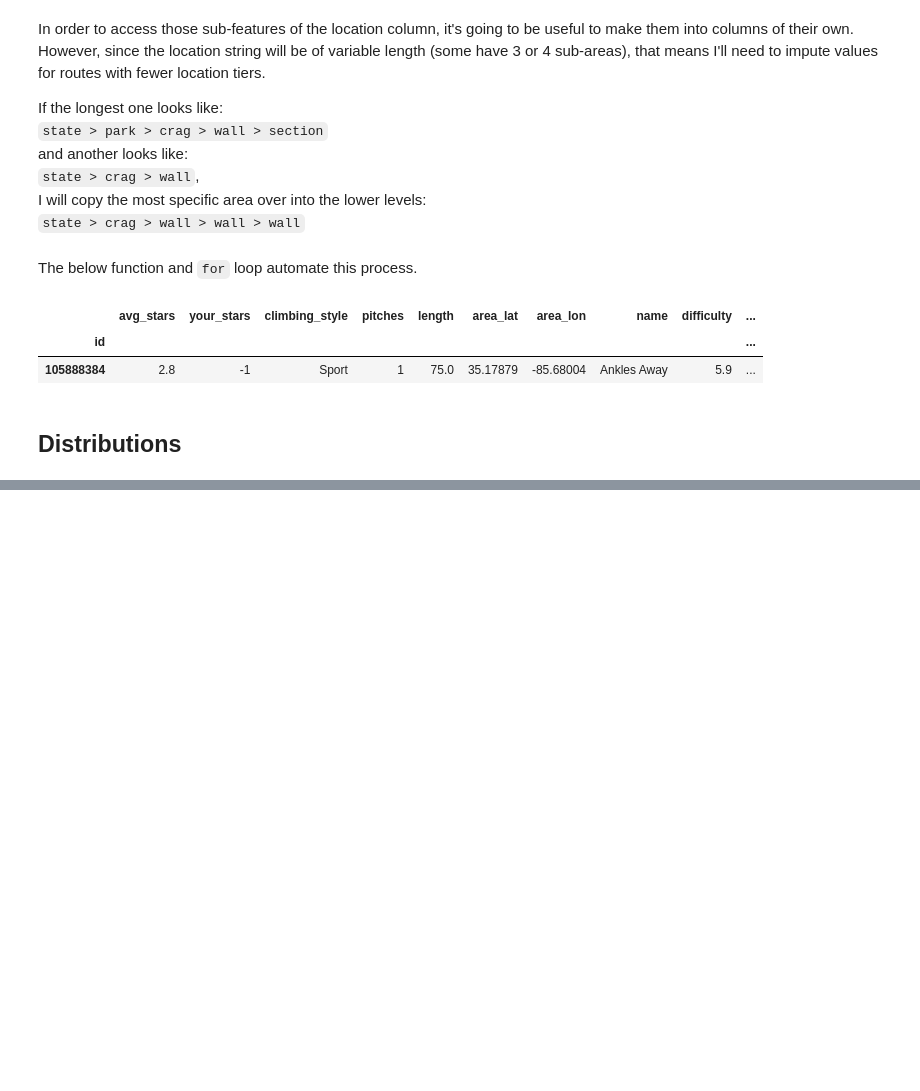
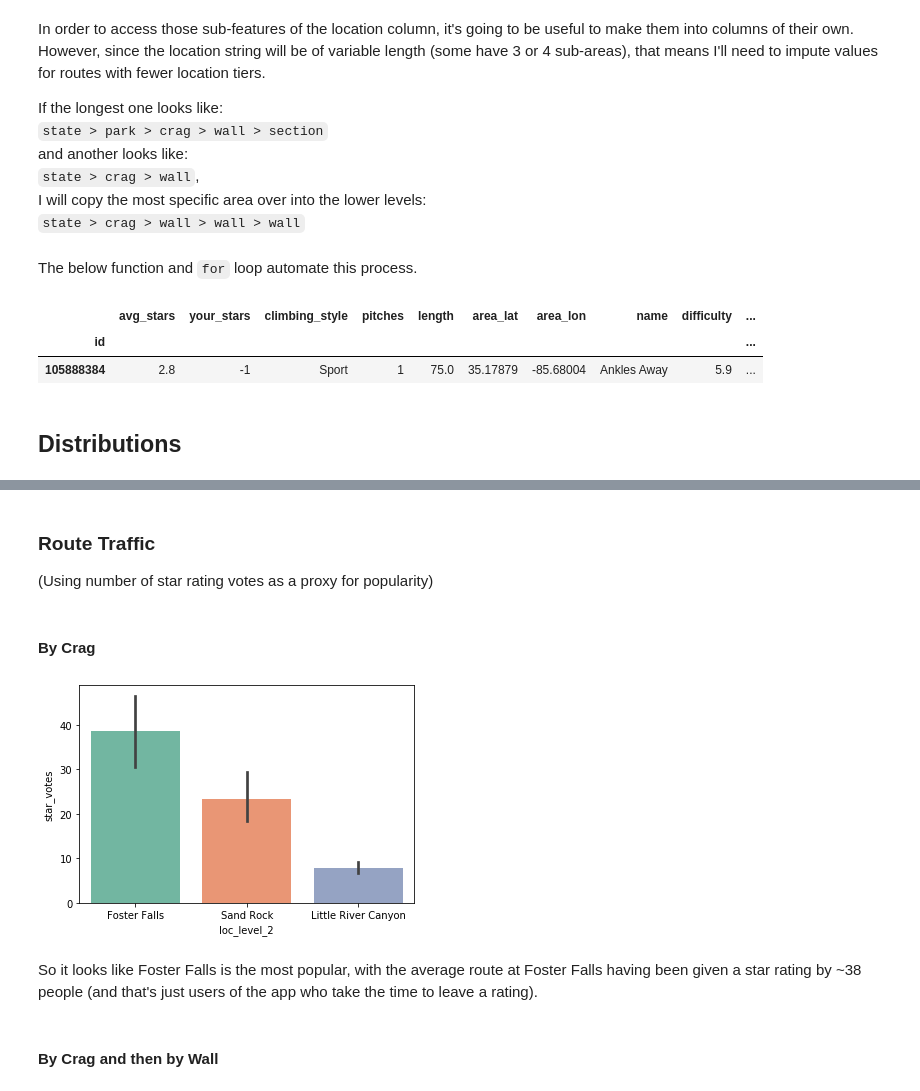
Before and after one commit to william-rice/mtn-proj, a Jupyter notebook: exploratory.ipynb, the cells around one changed output, grey strips where cells are left out. Drawn from its saved outputs; the diff is of its cells as text; code cells hidden in the pictures; blank space fills up the shorter version.

```diff
--- a/exploratory.ipynb
+++ b/exploratory.ipynb
@@ -118,0 +133,13 @@ g.map(sns.histplot, "avg_stars")
+# %% [markdown]
+### Route Traffic
+(Using number of star rating votes as a proxy for popularity)
+# %% [markdown]
+#### By Crag
+# %%
+g = sns.barplot(data=routes, x="loc_level_2", y="star_votes", palette="Set2")
+# %% [output]
+[figure, added]
+# %% [markdown]
+So it looks like Foster Falls is the most popular, with the average route at Foster Falls having been given a star rating by ~38 people (and that's just users of the app who take the time to leave a rating).
+# %% [markdown]
+#### By Crag and then by Wall
```
Also changed, not shown: parts of 8 cells of this notebook.
